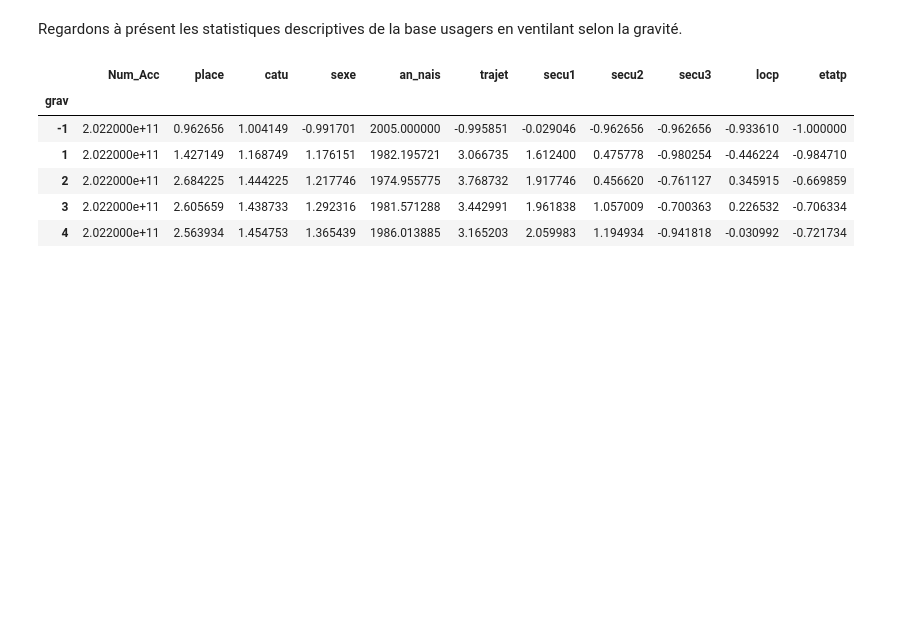
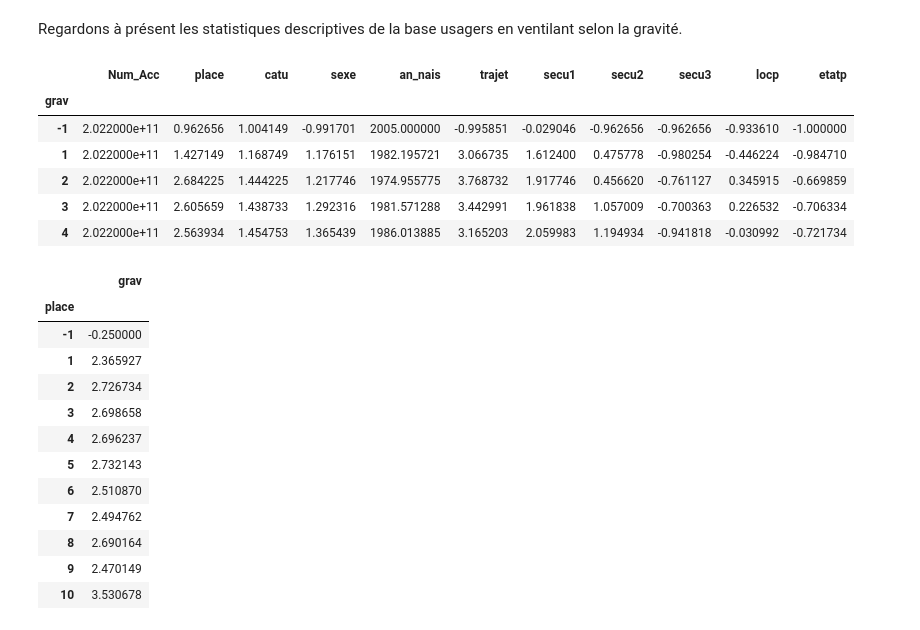
Before and after one commit to antoine-palazz/Projet_Python_ENSAE_2A, a Jupyter notebook: scripts/eda.ipynb, the cells around one changed output. Saved outputs shown, nothing was run; the diff lists cells and outputs as text; code cells hidden in the pictures; blank space fills up the shorter version.

```diff
--- a/scripts/eda.ipynb
+++ b/scripts/eda.ipynb
@@ -123,3 +123,19 @@ df_usagers_22.groupby("grav").mean()
 | 2 | 2.022000e+11 | 2.684225 | 1.444225 | 1.217746 | 1974.955775 | 3.768732 | 1.917746 | 0.456620 | -0.761127 | 0.345915 | -0.669859 |
 | 3 | 2.022000e+11 | 2.605659 | 1.438733 | 1.292316 | 1981.571288 | 3.442991 | 1.961838 | 1.057009 | -0.700363 | 0.226532 | -0.706334 |
 | 4 | 2.022000e+11 | 2.563934 | 1.454753 | 1.365439 | 1986.013885 | 3.165203 | 2.059983 | 1.194934 | -0.941818 | -0.030992 | -0.721734 |
+# %%
+df_usagers_22.groupby("place")[["grav"]].mean()
+# %% [output]
+|  | grav |
+| place |  |
+| -1 | -0.250000 |
+| 1 | 2.365927 |
+| 2 | 2.726734 |
+| 3 | 2.698658 |
+| 4 | 2.696237 |
+| 5 | 2.732143 |
+| 6 | 2.510870 |
+| 7 | 2.494762 |
+| 8 | 2.690164 |
+| 9 | 2.470149 |
+| 10 | 3.530678 |
```
Also changed, not shown: 1 other file.
